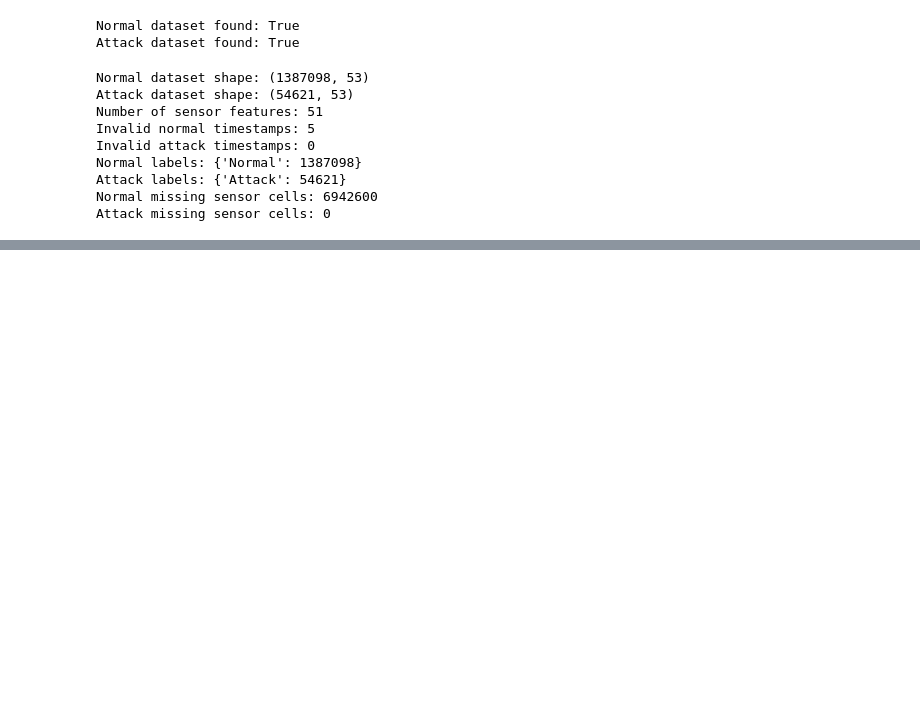
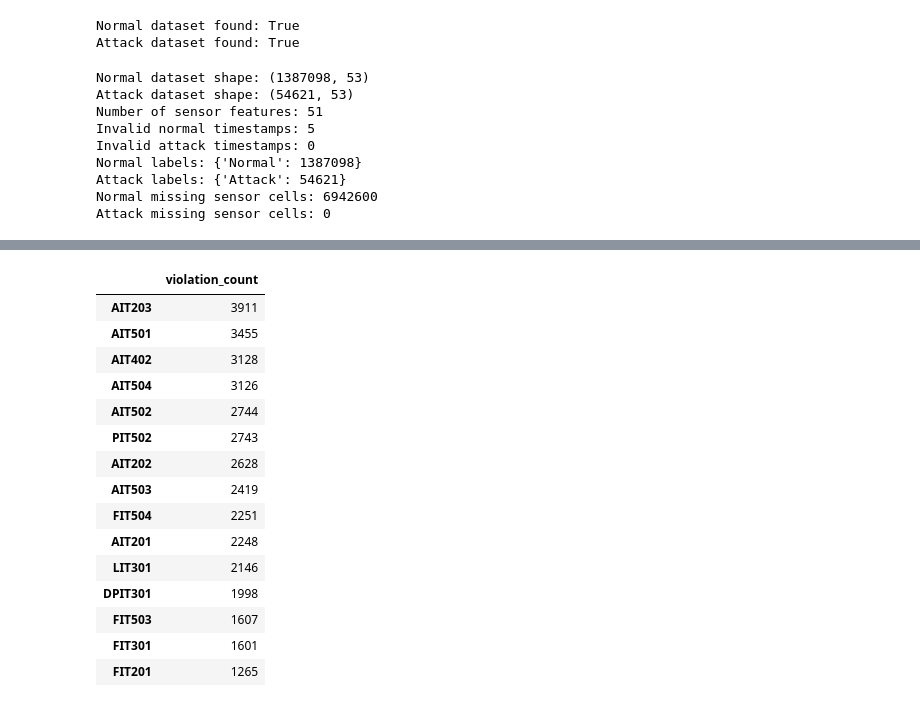
Before and after one commit to Thomasayanfeoluwa/multivariate-telemetry-anomaly-detection, a Jupyter notebook: notebooks/04_baseline_anomaly_detection.ipynb, the cells around one changed output, grey strips where cells are left out. Cells and saved outputs as stored; diff of their text form; code cells hidden in the pictures; blank space fills up the shorter version.

```diff
--- a/notebooks/04_baseline_anomaly_detection.ipynb
+++ b/notebooks/04_baseline_anomaly_detection.ipynb
@@ -266,0 +924,61 @@ Attack missing sensor cells: 0
+# %%
+# Apply the rolling Z-score threshold to normal validation observations.
+
+validation_rolling_flags = (
+    validation_rolling_z_scores > ROLLING_Z_THRESHOLD
+)
+
+# Count sensors flagged and sensors with calculable scores per observation.
+validation_rolling_anomaly_score = validation_rolling_flags.sum(axis=1)
+
+validation_rolling_scorable_count = (
+    validation_rolling_z_scores.notna().sum(axis=1)
+)
+
+# An observation is flagged if at least one scorable sensor exceeds the threshold.
+validation_rolling_anomaly = validation_rolling_anomaly_score > 0
+
+print("ROLLING STATISTICAL DETECTION — NORMAL VALIDATION")
+print("-" * 55)
+
+print(f"Validation observations: {len(validation_rolling_z_scores):,}")
+
+print(
+    "Observations flagged as anomalous: "
+    f"{validation_rolling_anomaly.sum():,}"
+)
+
+print(
+    "Validation anomaly rate: "
+    f"{validation_rolling_anomaly.mean():.4%}"
+)
+
+print(
+    "Minimum scorable sensors per observation: "
+    f"{validation_rolling_scorable_count.min()}"
+)
+
+print(
+    "Maximum scorable sensors per observation: "
+    f"{validation_rolling_scorable_count.max()}"
+)
+
+print(
+    "Mean scorable sensors per observation: "
+    f"{validation_rolling_scorable_count.mean():.2f}"
+)
+
+print(
+    "Mean flagged sensors per observation: "
+    f"{validation_rolling_anomaly_score.mean():.4f}"
+)
+
+print("\nSensors with the most rolling-threshold violations:")
+
+display(
+    validation_rolling_flags.sum()
+    .sort_values(ascending=False)
+    .head(15)
+    .to_frame("violation_count")
+)
+# %% [output]
@@ -266,0 +996,16 @@ Attack missing sensor cells: 0
+|  | violation_count |
+| AIT203 | 3911 |
+| AIT501 | 3455 |
+| AIT402 | 3128 |
+| AIT504 | 3126 |
+| AIT502 | 2744 |
+| PIT502 | 2743 |
+| AIT202 | 2628 |
+| AIT503 | 2419 |
+| FIT504 | 2251 |
+| AIT201 | 2248 |
+| LIT301 | 2146 |
+| DPIT301 | 1998 |
+| FIT503 | 1607 |
+| FIT301 | 1601 |
+| FIT201 | 1265 |
```
Also changed, not shown: parts of 18 cells of this notebook.
